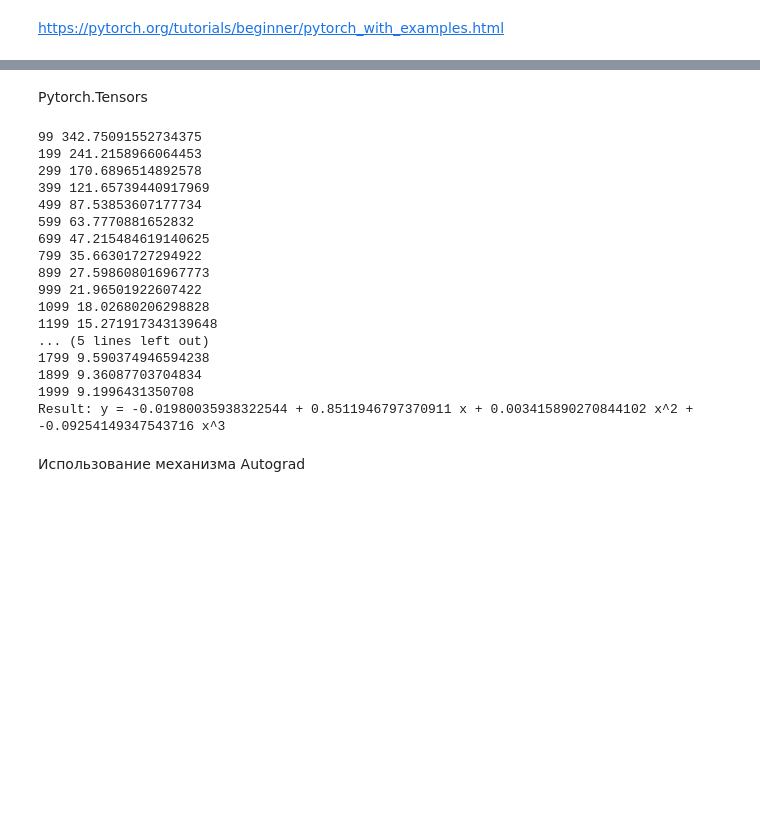
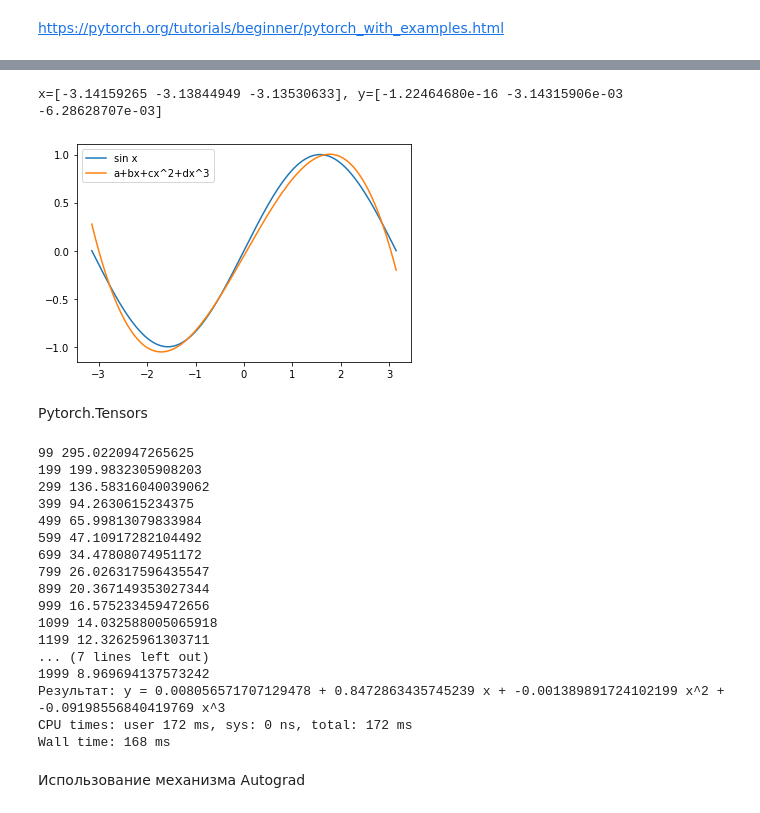
Before and after one commit to james116blue/game_theory, a Jupyter notebook: Теория игр pytorch примеры.ipynb, the cells around one changed output, grey strips where cells are left out. Saved outputs shown, nothing was run; the diff lists cells and outputs as text; code cells hidden in the pictures; blank space fills up the shorter version.

```diff
--- a/Теория игр pytorch примеры.ipynb
+++ b/Теория игр pytorch примеры.ipynb
@@ -68,9 +79,26 @@ print(f'Результат: y = {a} + {b} x + {c} x^2 + {d} x^3')
+# %%
+import matplotlib.pyplot as plt
+
+first_x = x[:3]
+first_y = y[:3]
+print(f'x={first_x}, y={first_y}')
+
+y_pred = a + b * x + c * x ** 2 + d * x ** 3
+
+
+plt.plot(x, y)
+plt.plot(x, y_pred)
+
+plt.legend(['sin x', 'a+bx+cx^2+dx^3'], loc='upper left')
+
+plt.show()
+# %% [output]
+x=[-3.14159265 -3.13844949 -3.13530633], y=[-1.22464680e-16 -3.14315906e-03 -6.28628707e-03]
+[figure, added]
 # %% [markdown]
 Pytorch.Tensors
 # %%
-import torch
-import math
-
+%%time
 
 dtype = torch.float
 device = torch.device("cpu")
@@ -112,23 +140,23 @@ for t in range(2000):
 
 print(f'Результат: y = {a.item()} + {b.item()} x + {c.item()} x^2 + {d.item()} x^3')
 # %% [output]
-99 342.75091552734375
-199 241.2158966064453
-299 170.6896514892578
-399 121.65739440917969
-499 87.53853607177734
-599 63.7770881652832
-699 47.215484619140625
-799 35.66301727294922
-899 27.598608016967773
-999 21.96501922607422
-1099 18.02680206298828
-1199 15.271917343139648
-... (5 lines left out)
-1799 9.590374946594238
-1899 9.36087703704834
-1999 9.1996431350708
-Result: y = -0.01980035938322544 + 0.8511946797370911 x + 0.003415890270844102 x^2 + -0.09254149347543716 x^3
+99 295.0220947265625
+199 199.9832305908203
+299 136.58316040039062
+399 94.2630615234375
+499 65.99813079833984
+599 47.10917282104492
+699 34.47808074951172
+799 26.026317596435547
+899 20.367149353027344
+999 16.575233459472656
+1099 14.032588005065918
+1199 12.32625961303711
+... (7 lines left out)
+1999 8.969694137573242
+Результат: y = 0.008056571707129478 + 0.8472863435745239 x + -0.001389891724102199 x^2 + -0.09198556840419769 x^3
+CPU times: user 172 ms, sys: 0 ns, total: 172 ms
+Wall time: 168 ms
 # %% [markdown]
 Использование механизма Autograd
 # %%
```
Also changed, not shown: parts of 11 cells of this notebook, 11 other files.
